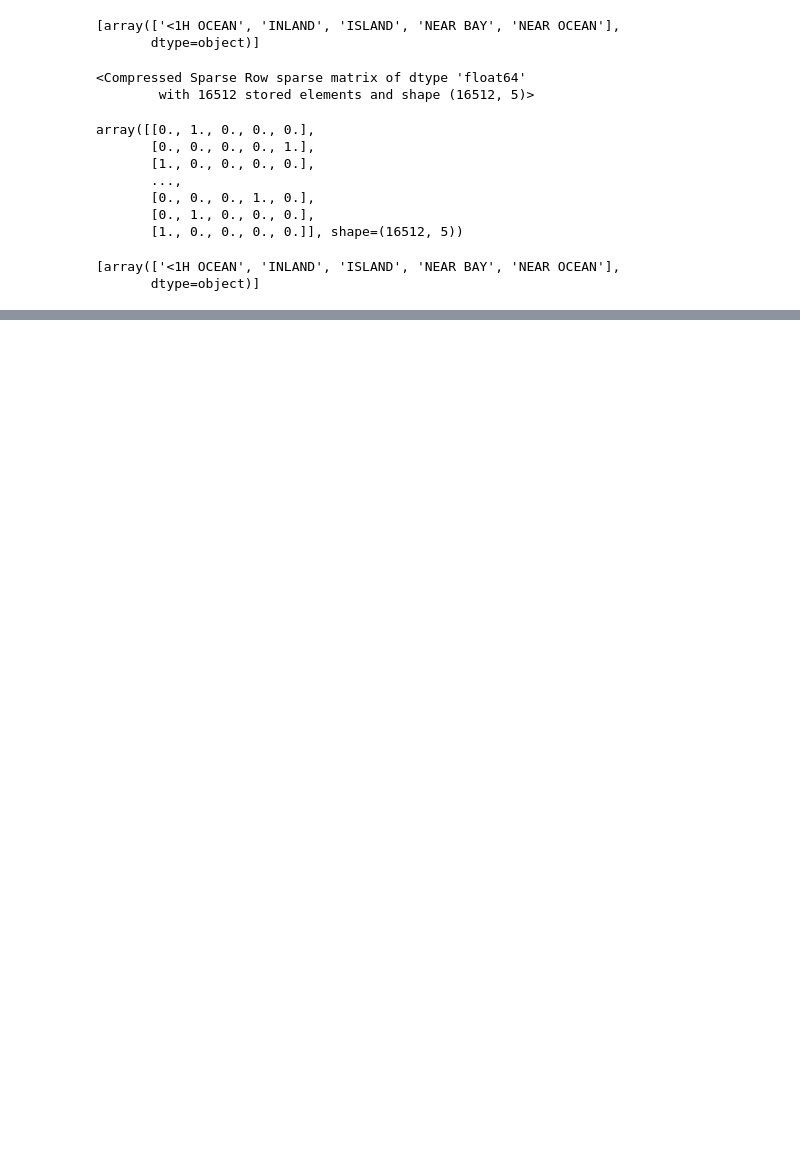
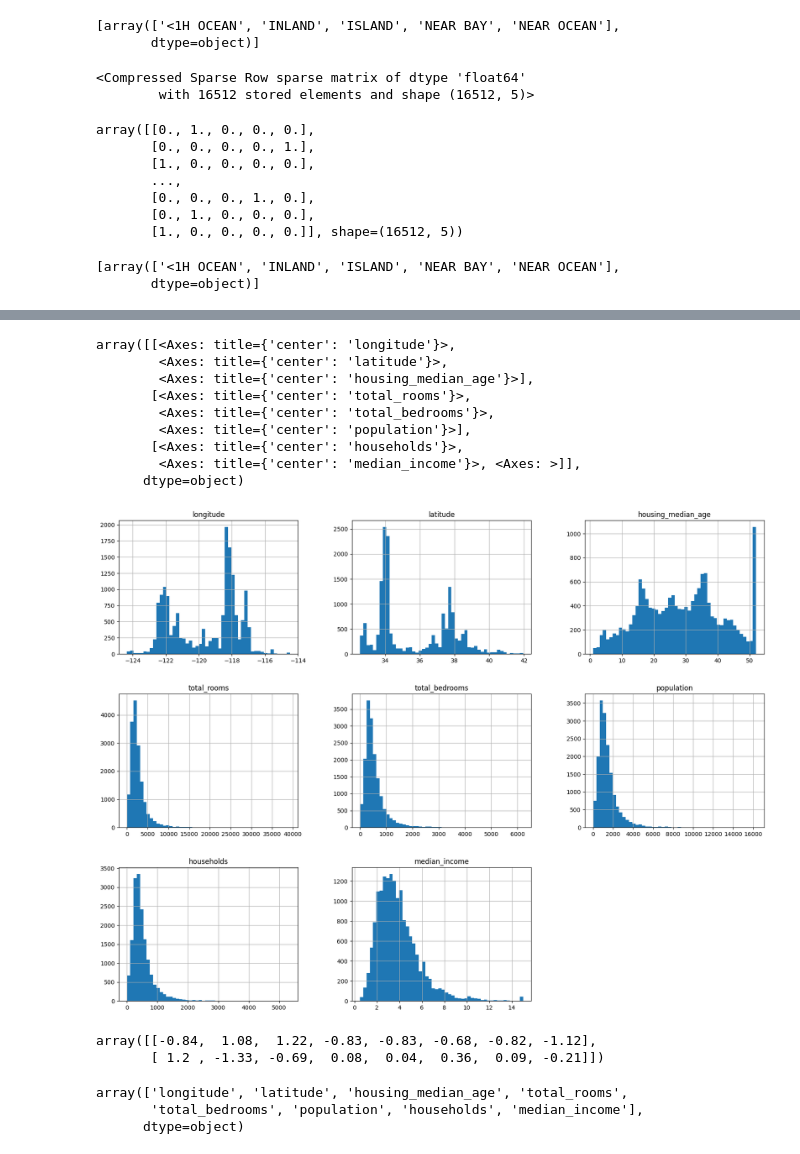
Before and after one commit to misrapk/Complete-Data-Science-and-ML-Preparation, a Jupyter notebook: Projects/01HousingPrice.ipynb, the cells around one changed output, grey strips where cells are left out. Saved outputs shown, nothing was run; the diff lists cells and outputs as text; code cells hidden in the pictures; blank space fills up the shorter version.

```diff
--- a/Projects/01HousingPrice.ipynb
+++ b/Projects/01HousingPrice.ipynb
@@ -433,0 +563,13 @@ cat_encoder.categories_
+# %%
+housing_numerical.hist(bins=50, figsize=(20,15))
+# %% [output]
+array([[<Axes: title={'center': 'longitude'}>,
+        <Axes: title={'center': 'latitude'}>,
+        <Axes: title={'center': 'housing_median_age'}>],
+       [<Axes: title={'center': 'total_rooms'}>,
+        <Axes: title={'center': 'total_bedrooms'}>,
+        <Axes: title={'center': 'population'}>],
+       [<Axes: title={'center': 'households'}>,
+        <Axes: title={'center': 'median_income'}>, <Axes: >]],
+      dtype=object)
+[figure, added]
@@ -433,0 +586,11 @@ cat_encoder.categories_
+# %%
+housing_num_prepared[:2].round(2)
+# %% [output]
+array([[-0.84,  1.08,  1.22, -0.83, -0.83, -0.68, -0.82, -1.12],
+       [ 1.2 , -1.33, -0.69,  0.08,  0.04,  0.36,  0.09, -0.21]])
+# %%
+num_pipeline.get_feature_names_out()
+# %% [output]
+array(['longitude', 'latitude', 'housing_median_age', 'total_rooms',
+       'total_bedrooms', 'population', 'households', 'median_income'],
+      dtype=object)
```
Also changed, not shown: parts of 23 cells of this notebook.
